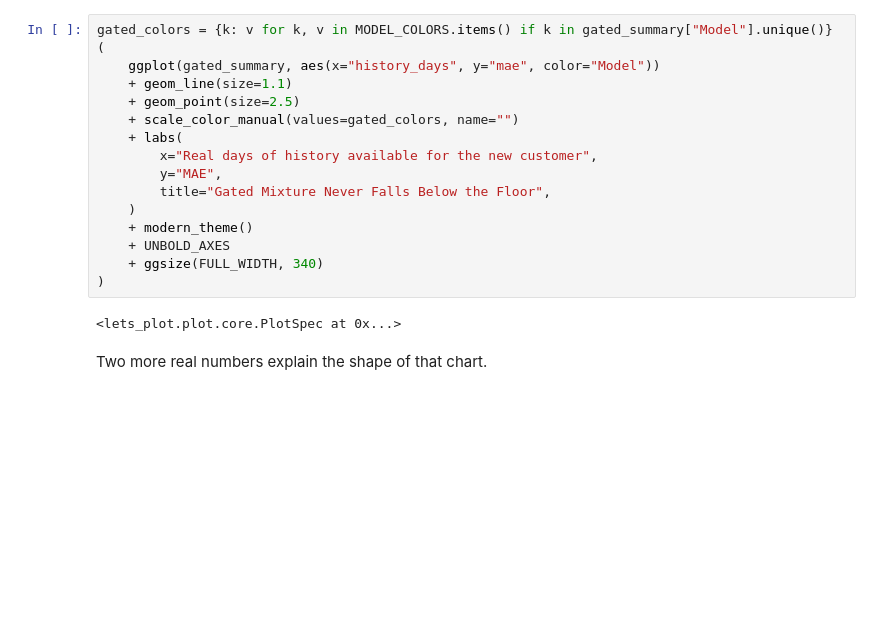
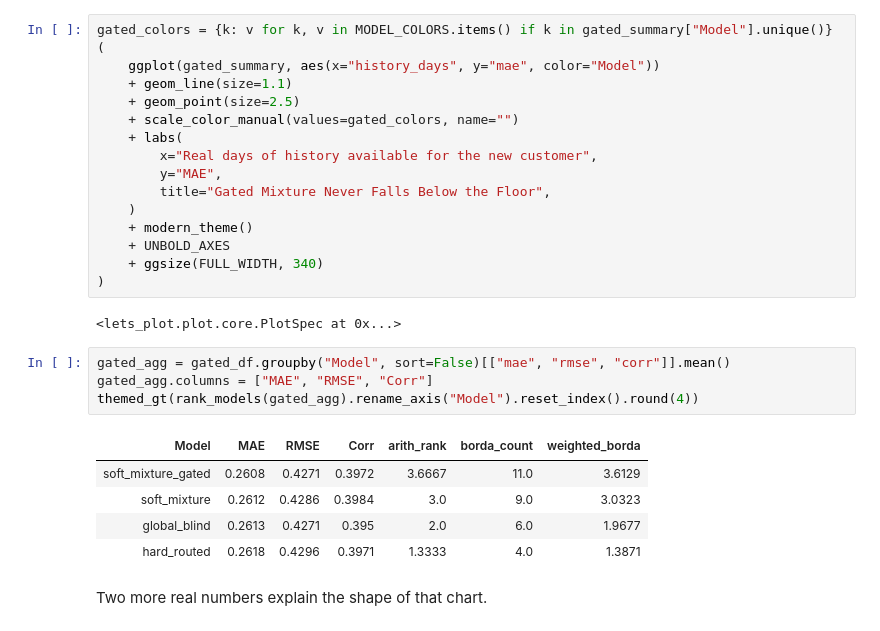
Before and after one commit to sambaiga/ml-energy-disaggregation, a Jupyter notebook: book/05-forecasting/02-scaling-archetypes-code.ipynb, the cells around one changed output. Saved outputs shown, nothing was run; the diff lists cells and outputs as text; blank space fills up the shorter version.

```diff
--- a/book/05-forecasting/02-scaling-archetypes-code.ipynb
+++ b/book/05-forecasting/02-scaling-archetypes-code.ipynb
@@ -651,6 +669,16 @@ gated_colors = {k: v for k, v in MODEL_COLORS.items() if k in gated_summary["Mod
 )
 # %% [output]
 <lets_plot.plot.core.PlotSpec at 0x...>
+# %%
+gated_agg = gated_df.groupby("Model", sort=False)[["mae", "rmse", "corr"]].mean()
+gated_agg.columns = ["MAE", "RMSE", "Corr"]
+themed_gt(rank_models(gated_agg).rename_axis("Model").reset_index().round(4))
+# %% [output]
+| Model | MAE | RMSE | Corr | arith_rank | borda_count | weighted_borda |
+| soft_mixture_gated | 0.2608 | 0.4271 | 0.3972 | 3.6667 | 11.0 | 3.6129 |
+| soft_mixture | 0.2612 | 0.4286 | 0.3984 | 3.0 | 9.0 | 3.0323 |
+| global_blind | 0.2613 | 0.4271 | 0.395 | 2.0 | 6.0 | 1.9677 |
+| hard_routed | 0.2618 | 0.4296 | 0.3971 | 1.3333 | 4.0 | 1.3871 |
 # %% [markdown]
 Two more real numbers explain the shape of that chart.
 # %%
```
Also changed, not shown: parts of 3 cells of this notebook, 2 other files.
